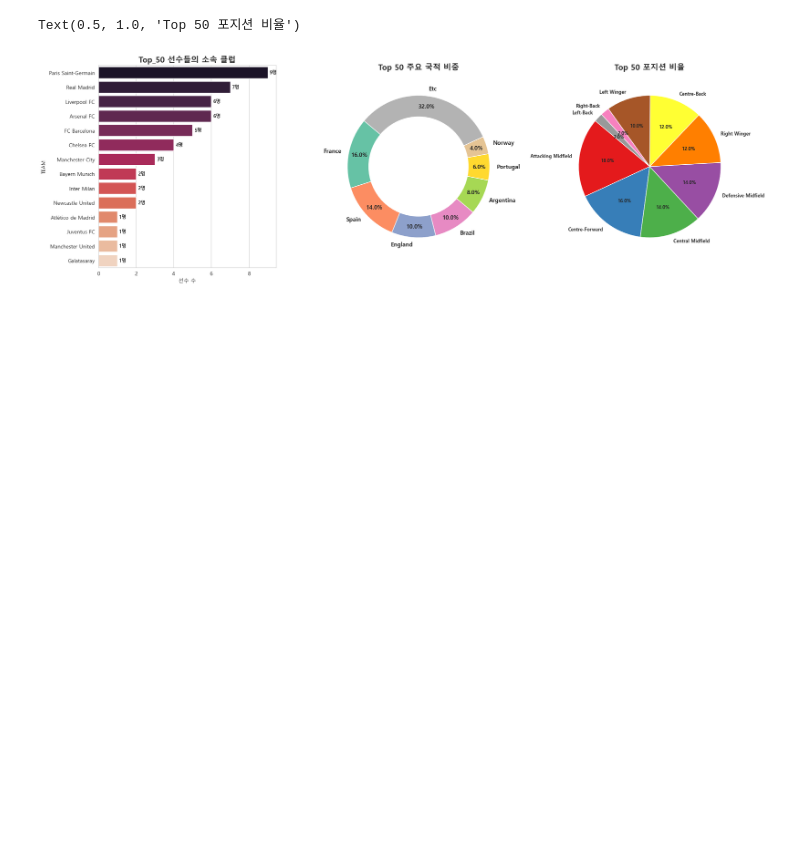
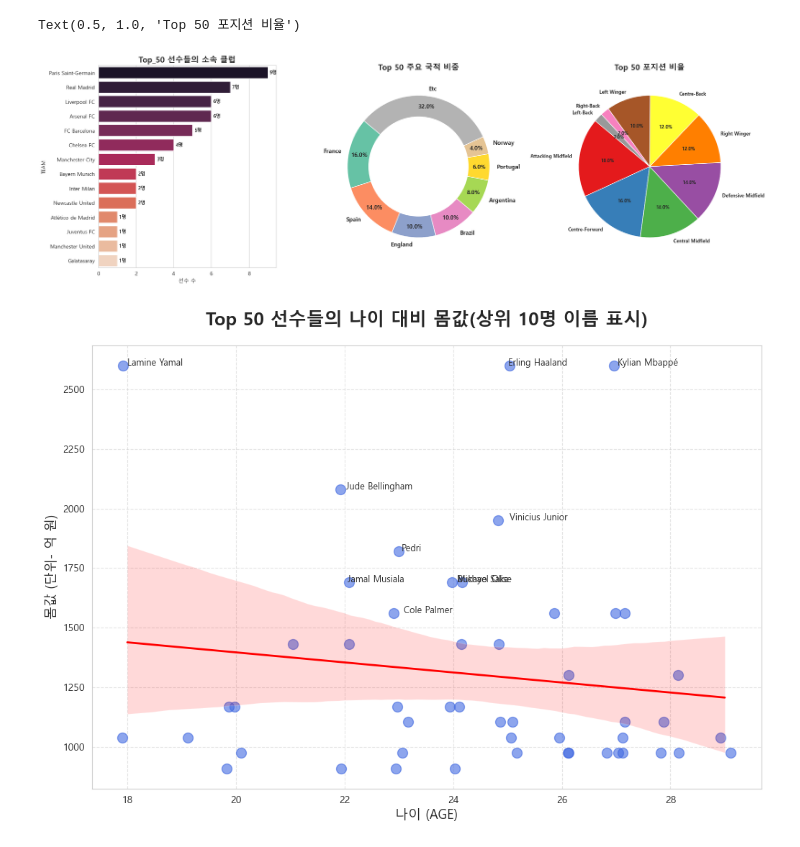
Before and after one commit to 0jyyyyy/Soccer_Lens, a Jupyter notebook: Transfermarkt-Value-Analysis(TVA)/World/world_tva_dashboard.ipynb, the cells around one changed output. Saved outputs shown, nothing was run; the diff lists cells and outputs as text; code cells hidden in the pictures; blank space fills up the shorter version.

Commit message:
feat: 나이와 몸값의 상관관계

```diff
--- a/Transfermarkt-Value-Analysis(TVA)/World/world_tva_dashboard.ipynb
+++ b/Transfermarkt-Value-Analysis(TVA)/World/world_tva_dashboard.ipynb
@@ -135,3 +135,33 @@ Passing `palette` without assigning `hue` is deprecated and will be removed in v
   sns.countplot(y='TEAM', data=top_50, ax=axes[0], order=top_50['TEAM'].value_counts().index, palette='rocket')
 Text(0.5, 1.0, 'Top 50 포지션 비율')
 [figure]
+# %%
+# 나이와 몸값의 상관관계(에이징 커브 분석)
+plt.figure(figsize=(12, 8))
+
+# sns.regplot은 산점도 와 회귀선을 한 번에 그려준다
+# scatter_kws : 점의 투명도(alpha) 와 크기 (s) 조절
+# line_kws : 추세선의 색상 조절
+
+ax = sns.regplot(data=top_50, x='AGE', y='VALUE_KRW',
+                 x_jitter=0.2,
+                 scatter_kws={'s':100, 'alpha':0.6, 'color': 'royalblue'},
+                 line_kws={'color':'red', 'lw': 2})
+
+# 그래프 각 점 옆에 선수 이름 표시(상위 9명만 표시)
+top_10_players = top_50.nlargest(10,'VALUE_KRW')
+
+for i in range(len(top_10_players)):
+  # i(인덱스)를 활용해 선수마다 글자 높낮이나 좌우를 미세하게 다르게 배치
+  plt.text(top_10_players.AGE.iloc[i]+ (i * 0.01), top_10_players.VALUE_KRW.iloc[i], top_10_players.NAME.iloc[i], fontsize=9)
+
+plt.title('Top 50 선수들의 나이 대비 몸값(상위 10명 이름 표시)', fontsize=18, fontweight='bold', pad=20)
+plt.xlabel('나이 (AGE)', fontsize=13)
+plt.ylabel('몸값 (단위- 억 원)', fontsize=13)
+
+# 격자선 추가로 가독성 향상
+plt.grid(True, linestyle='--', alpha=0.5)
+
+plt.show()
+# %% [output]
+[figure, added]
```
